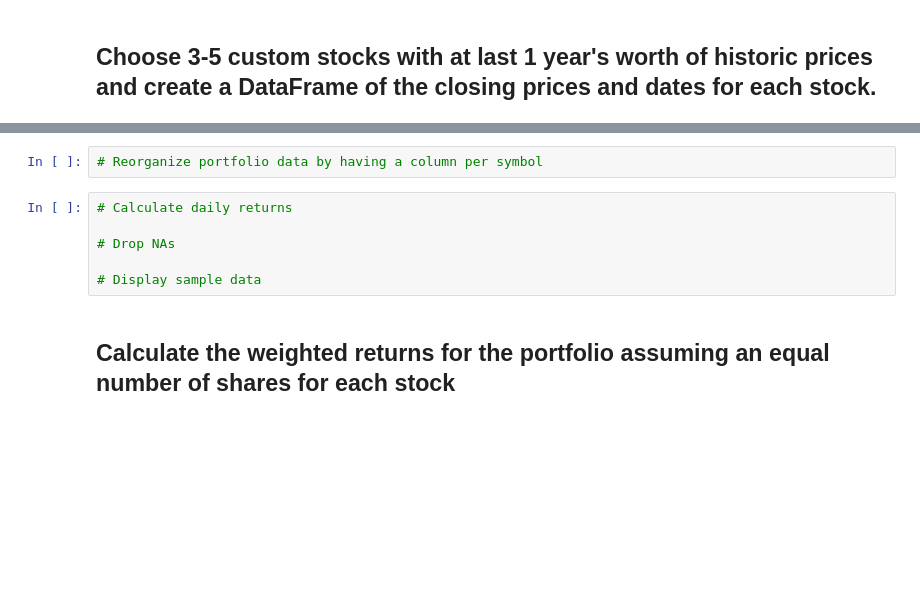
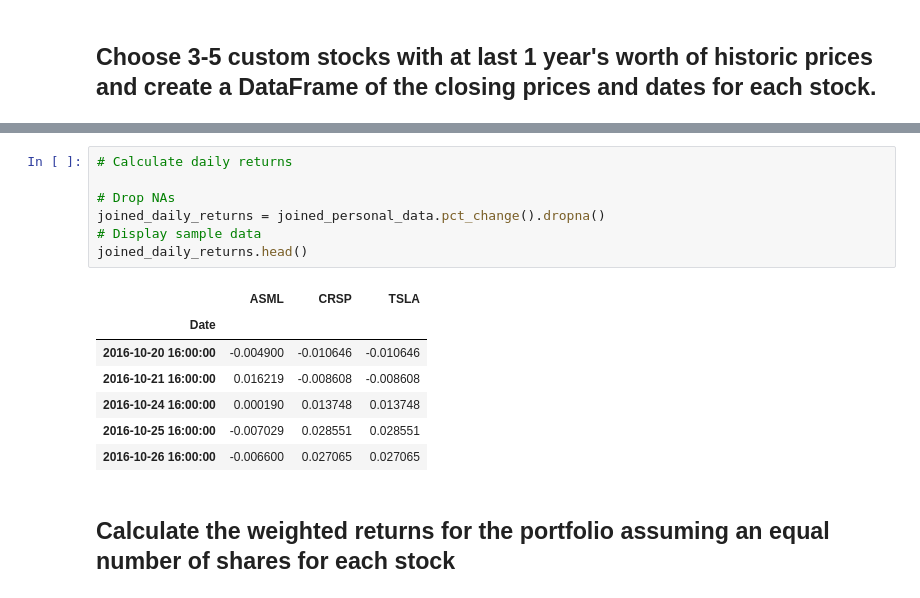
Before and after one commit to majikthise911/Homework_3_Pandas, a Jupyter notebook: Starter_Code/whale_analysis.ipynb, the cells around one changed output, grey strips where cells are left out. Cells and saved outputs as stored; diff of their text form; blank space fills up the shorter version.

```diff
--- a/Starter_Code/whale_analysis.ipynb
+++ b/Starter_Code/whale_analysis.ipynb
@@ -409,11 +473,18 @@ In this section, you will build your own portfolio of stocks, calculate the retu
-# %%
-# Reorganize portfolio data by having a column per symbol
 # %%
 # Calculate daily returns
 
 # Drop NAs
-
+joined_daily_returns = joined_personal_data.pct_change().dropna()
 # Display sample data
+joined_daily_returns.head()
+# %% [output]
+|  | ASML | CRSP | TSLA |
+| Date |  |  |  |
+| 2016-10-20 16:00:00 | -0.004900 | -0.010646 | -0.010646 |
+| 2016-10-21 16:00:00 | 0.016219 | -0.008608 | -0.008608 |
+| 2016-10-24 16:00:00 | 0.000190 | 0.013748 | 0.013748 |
+| 2016-10-25 16:00:00 | -0.007029 | 0.028551 | 0.028551 |
+| 2016-10-26 16:00:00 | -0.006600 | 0.027065 | 0.027065 |
 # %% [markdown]
 ## Calculate the weighted returns for the portfolio assuming an equal number of shares for each stock
 # %%
```
Also changed, not shown: parts of 12 cells of this notebook, 7 other files.
